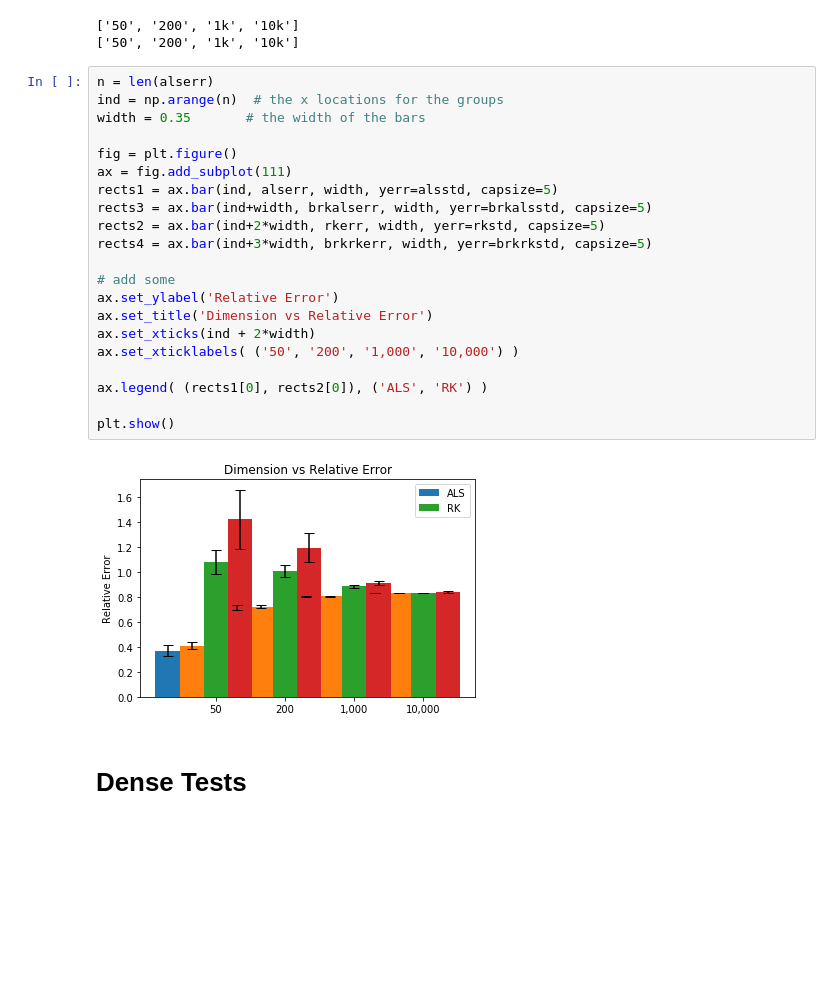
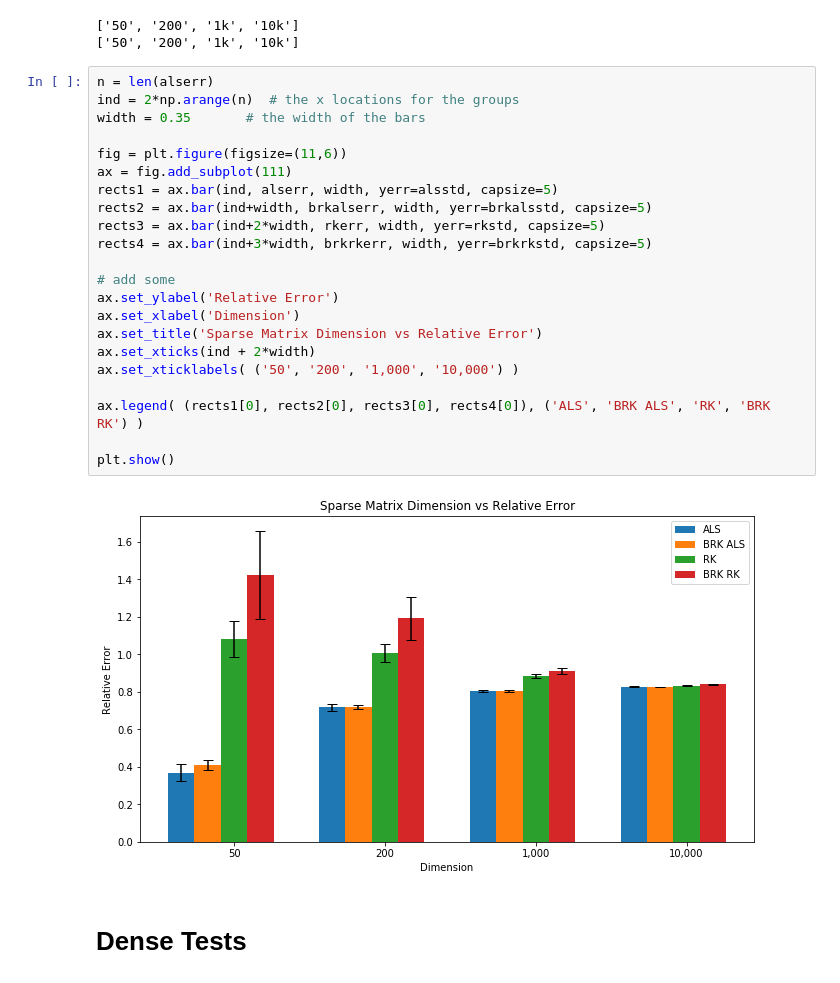
Before and after one commit to chauedwin/mf-algorithms, a Jupyter notebook: algtests.ipynb, the cells around one changed output. Saved outputs shown, nothing was run; the diff lists cells and outputs as text; blank space fills up the shorter version.

Commit message:
k vs error plot

```diff
--- a/algtests.ipynb
+++ b/algtests.ipynb
@@ -277,27 +277,28 @@ print(brkrktitle)
 ['50', '200', '1k', '10k']
 # %%
 n = len(alserr)
-ind = np.arange(n)  # the x locations for the groups
+ind = 2*np.arange(n)  # the x locations for the groups
 width = 0.35       # the width of the bars
 
-fig = plt.figure()
+fig = plt.figure(figsize=(11,6))
 ax = fig.add_subplot(111)
 rects1 = ax.bar(ind, alserr, width, yerr=alsstd, capsize=5)
-rects3 = ax.bar(ind+width, brkalserr, width, yerr=brkalsstd, capsize=5)
-rects2 = ax.bar(ind+2*width, rkerr, width, yerr=rkstd, capsize=5)
+rects2 = ax.bar(ind+width, brkalserr, width, yerr=brkalsstd, capsize=5)
+rects3 = ax.bar(ind+2*width, rkerr, width, yerr=rkstd, capsize=5)
 rects4 = ax.bar(ind+3*width, brkrkerr, width, yerr=brkrkstd, capsize=5)
 
 # add some
 ax.set_ylabel('Relative Error')
-ax.set_title('Dimension vs Relative Error')
+ax.set_xlabel('Dimension')
+ax.set_title('Sparse Matrix Dimension vs Relative Error')
 ax.set_xticks(ind + 2*width)
 ax.set_xticklabels( ('50', '200', '1,000', '10,000') )
 
-ax.legend( (rects1[0], rects2[0]), ('ALS', 'RK') )
+ax.legend( (rects1[0], rects2[0], rects3[0], rects4[0]), ('ALS', 'BRK ALS', 'RK', 'BRK RK') )
 
 plt.show()
 # %% [output]
-[figure, old version]
+[figure, new version]
 # %% [markdown]
 # Dense Tests
 # %% [markdown]
```
Also changed, not shown: parts of 2 cells of this notebook.
